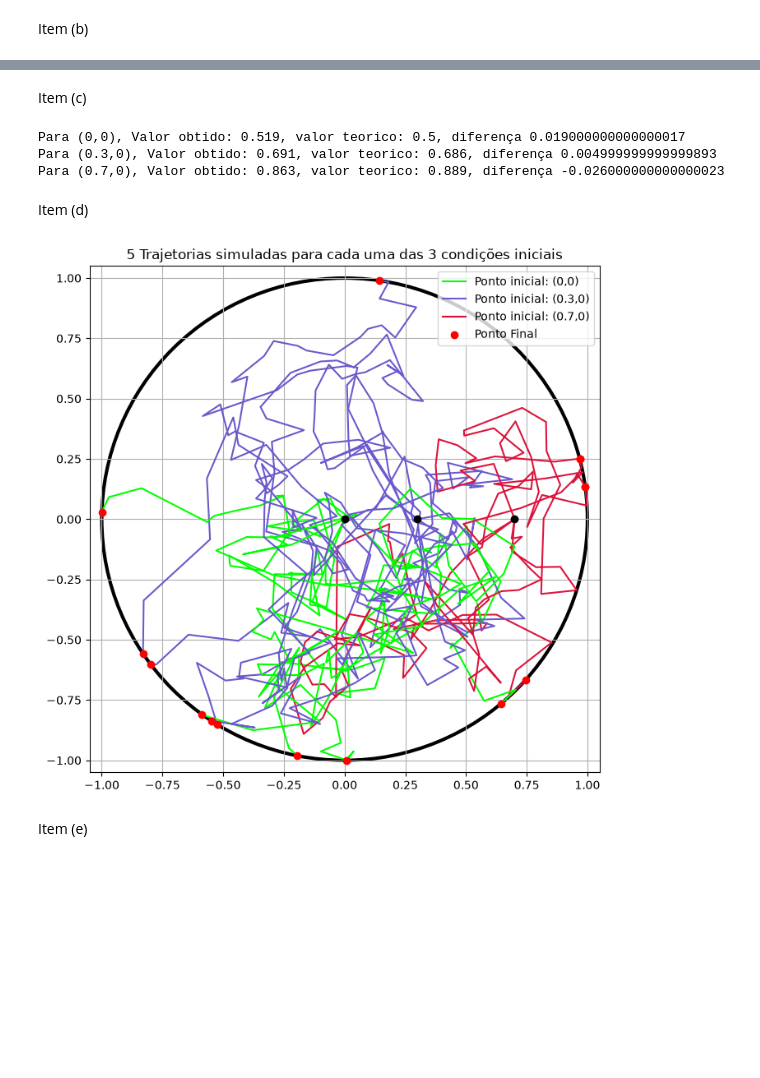
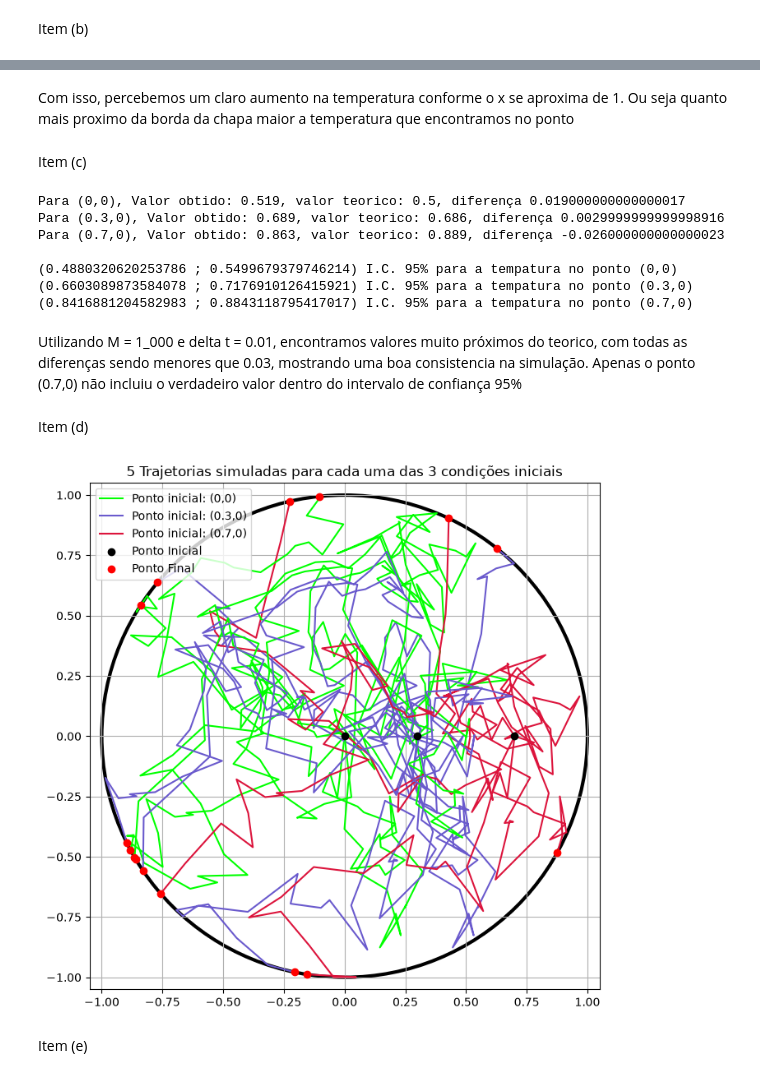
Before and after one commit to SilverPhone784/Trabalho-de-Programacao-Estatistica, a Jupyter notebook: Questao_2.ipynb, the cells around one changed output, grey strips where cells are left out. Drawn from its saved outputs; the diff is of its cells as text; code cells hidden in the pictures; blank space fills up the shorter version.

```diff
--- a/Questao_2.ipynb
+++ b/Questao_2.ipynb
@@ -68,6 +68,6 @@ def simulacao(x, y, M, seed):
             resultados.append(0)
         x_vetor.append(x_i) # Adicionando a lista de posições ao fim do ciclo
         y_vetor.append(y_i)
-    return [np.mean(resultados), x_vetor, y_vetor] #Retorna uma lista com a temperatura estimada, e as listas de posições
+    return [np.mean(resultados), x_vetor, y_vetor, np.std(resultados)] #Retorna uma lista com a temperatura estimada, e as listas de posições
 # %%
 delta_t = 0.01
@@ -87,19 +99,39 @@ Item (b)
+# %% [markdown]
+Com isso, percebemos um claro aumento na temperatura conforme o x se aproxima de 1. Ou seja quanto mais proximo da borda da chapa maior a temperatura que encontramos no ponto
 # %% [markdown]
 Item (c)
 # %%
 print(f"Para (0,0), Valor obtido: {valor_1}, valor teorico: 0.5, diferença {valor_1 - 0.5}")
 print(f"Para (0.3,0), Valor obtido: {valor_2}, valor teorico: 0.686, diferença {valor_2 - 0.686}")
-print(f"Para (0.7,0), Valor obtido: {valor_3}, valor teorico: 0.889, diferença {valor_3 - 0.889}")
+print(f"Para (0.7,0), Valor obtido: {valor_3}, valor teorico: 0.889, diferença {valor_3 - 0.889}\n")
+
+sigma_1 = ponto_1[3]
+sigma_2 = ponto_2[3]
+sigma_3 = ponto_3[3]
+
+ic_1 = [valor_1 - (1.96*sigma_1/np.sqrt(1_000)), valor_1 + (1.96*sigma_1/np.sqrt(1_000))]
+ic_2 = [valor_2 - (1.96*sigma_2/np.sqrt(1_000)), valor_2 + (1.96*sigma_2/np.sqrt(1_000))]
+ic_3 = [valor_3 - (1.96*sigma_3/np.sqrt(1_000)), valor_3 + (1.96*sigma_3/np.sqrt(1_000))]
+
+print(f"({ic_1[0]} ; {ic_1[1]}) I.C. 95% para a tempatura no ponto (0,0)")
+print(f"({ic_2[0]} ; {ic_2[1]}) I.C. 95% para a tempatura no ponto (0.3,0)")
+print(f"({ic_3[0]} ; {ic_3[1]}) I.C. 95% para a tempatura no ponto (0.7,0)")
 # %% [output]
 Para (0,0), Valor obtido: 0.519, valor teorico: 0.5, diferença 0.019000000000000017
-Para (0.3,0), Valor obtido: 0.691, valor teorico: 0.686, diferença 0.004999999999999893
+Para (0.3,0), Valor obtido: 0.689, valor teorico: 0.686, diferença 0.0029999999999998916
 Para (0.7,0), Valor obtido: 0.863, valor teorico: 0.889, diferença -0.026000000000000023
+
+(0.4880320620253786 ; 0.5499679379746214) I.C. 95% para a tempatura no ponto (0,0)
+(0.6603089873584078 ; 0.7176910126415921) I.C. 95% para a tempatura no ponto (0.3,0)
+(0.8416881204582983 ; 0.8843118795417017) I.C. 95% para a tempatura no ponto (0.7,0)
+# %% [markdown]
+Utilizando M = 1_000 e delta t = 0.01, encontramos valores muito próximos do teorico, com todas as diferenças sendo menores que 0.03, mostrando uma boa consistencia na simulação. Apenas o ponto (0.7,0) não incluiu o verdadeiro valor dentro do intervalo de confiança 95%
 # %% [markdown]
 Item (d)
 # %%
-u1 = simulacao(0, 0, 5, 500) # Posição (0,0)
-u2 = simulacao(0.3, 0, 5, 100) # Posição (0.3, 0)
-u3 = simulacao(0.7, 0, 5, 1_000) # Posição (0.7, 0)
+u1 = simulacao(0, 0, 5, seed=10) # Posição (0,0)
+u2 = simulacao(0.3, 0, 5, seed=10) # Posição (0.3, 0)
+u3 = simulacao(0.7, 0, 5, seed=10) # Posição (0.7, 0)
 
 plt.figure(figsize=(8,8)) # Tamanho da imagem
 
@@ -114,35 +146,35 @@ for i in range(len(u1[1])):
     pontos_x.append(u3[1][i][-1])
 
     pontos_y.append(u1[2][i][-1])
 
     pontos_y.append(u2[2][i][-1])
 
     pontos_y.append(u3[2][i][-1])
 
     label_1 = "Ponto inicial: (0,0)" if(i == 0) else "" # Código para evitar que a legenda repita (Usando o equivalente ao Condição? True : False do javascript)
     label_2 = "Ponto inicial: (0.3,0)" if(i == 0) else ""
     label_3 = "Ponto inicial: (0.7,0)" if(i == 0) else ""
 
     plt.plot(u1[1][i], u1[2][i], color="lime", label=label_1)
     plt.plot(u2[1][i], u2[2][i], color="slateblue", label=label_2)
     plt.plot(u3[1][i], u3[2][i], color="crimson", label=label_3)
 
-plt.scatter([0, 0.3, 0.7], [0, 0, 0], color="black", zorder=10) # Colocando pontos pretos nas posições iniciais
+plt.scatter([0, 0.3, 0.7], [0, 0, 0], color="black", label="Ponto Inicial", zorder=10) # Colocando pontos pretos nas posições iniciais
 plt.scatter(pontos_x, pontos_y, color="red", label="Ponto Final", zorder=10) # Colocando pontos vermelhos nas posições finais
 
 plt.xlim(-1.05, 1.05)
 plt.ylim(-1.05, 1.05)
 
 plt.gca().add_patch(plt.Circle((0,0), radius=1, color="black", fill=False, linewidth=3)) # Circulo preto de raio 1 para representar a chapa
 
 plt.legend()
 
 plt.grid(True)
 
 plt.title("5 Trajetorias simuladas para cada uma das 3 condições iniciais")
 plt.show()
 # %% [output]
-[figure, old version]
+[figure, new version]
 # %% [markdown]
 Item (e)
 # %%
```
Also changed, not shown: parts of 4 cells of this notebook.
